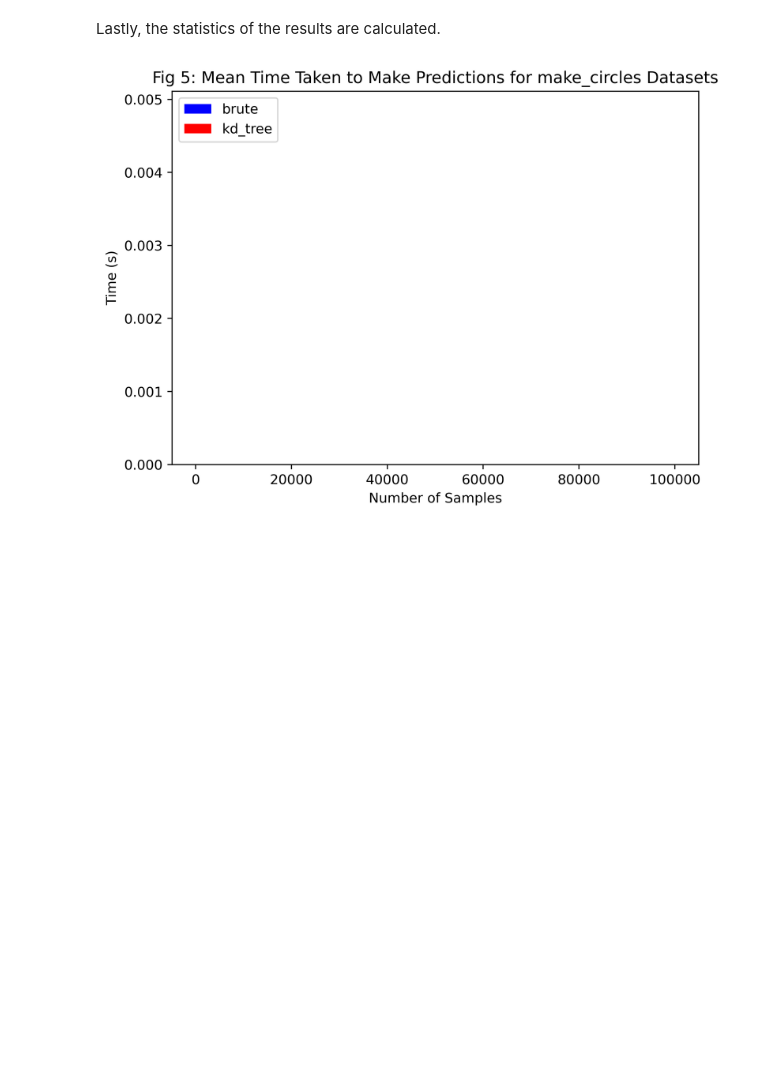
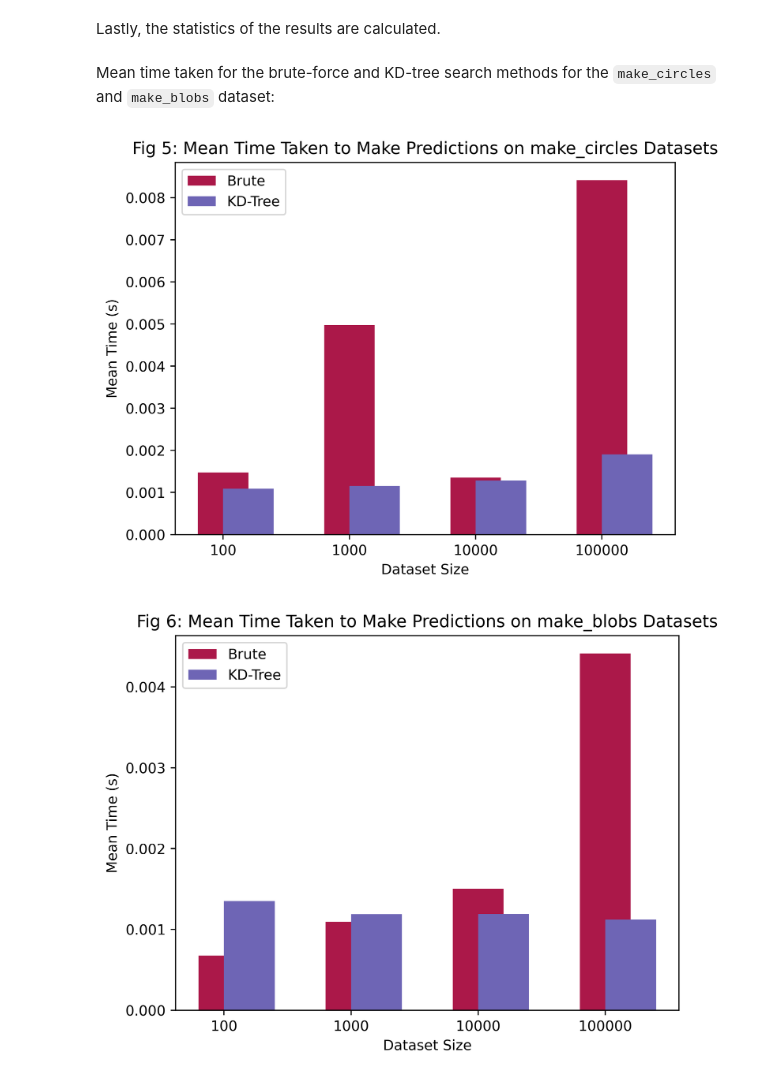
Before and after one commit to lensil/CCE2502, a Jupyter notebook: Assignment I.ipynb, the cells around one changed output. Drawn from its saved outputs; the diff is of its cells as text; code cells hidden in the pictures; blank space fills up the shorter version.

```diff
--- a/Assignment I.ipynb
+++ b/Assignment I.ipynb
@@ -737,37 +737,54 @@ for dataset in datasets_b:
     results_b[dataset] = timed_predictions(datasets_b[dataset]['train'][0], datasets_b[dataset]['train'][1], datasets_b[dataset]['test'][0], datasets_b[dataset]['test'][1])
 # %% [markdown]
 Lastly, the statistics of the results are calculated.
+# %% [markdown]
+Mean time taken for the brute-force and KD-tree search methods for the `make_circles` and `make_blobs` dataset:
 # %%
 # Calculating the mean time
 
 # Creating a dictionary to store the mean times for the make_circles datasets
 mean_times_a = {}
 
 # Calculating the mean time for each algorithm
 for dataset in results_a:
     mean_times_a[dataset] = {
         'brute': np.mean(results_a[dataset]['brute']),
         'kd_tree': np.mean(results_a[dataset]['kd_tree'])
     }
 
 # Creating a dictionary to store the mean times for the make_blobs datasets
 mean_times_b = {}
 
 # Calculating the mean time for each algorithm
 for dataset in results_b:
     mean_times_b[dataset] = {
         'brute': np.mean(results_b[dataset]['brute']),
         'kd_tree': np.mean(results_b[dataset]['kd_tree'])
     }
 
-# Plotting the mean time taken to make predictions for the make_circles datasets
-plt.figure(figsize=(7, 5), dpi=500)
-plt.bar(mean_times_a.keys(), [mean_times_a[dataset]['brute'] for dataset in mean_times_a], color='blue', label='brute')
-plt.bar(mean_times_a.keys(), [mean_times_a[dataset]['kd_tree'] for dataset in mean_times_a], color='red', label='kd_tree')
-plt.title('Fig 5: Mean Time Taken to Make Predictions for make_circles Datasets')
-plt.xlabel('Number of Samples')
-plt.ylabel('Time (s)')
-plt.legend()
+# Plotting the mean times for the make_circles datasets
+fig, ax = plt.subplots(dpi=500)
+ax.bar(range(len(mean_times_a.keys())), [mean_times_a[dataset]['brute'] for dataset in mean_times_a], width=0.4, label='Brute', align='center', color='#ab1849')
+ax.bar(range(len(mean_times_a.keys())), [mean_times_a[dataset]['kd_tree'] for dataset in mean_times_a], width=0.4, label='KD-Tree', align='edge', color='#6e65b5')
+ax.set_xlabel('Dataset Size')
+ax.set_ylabel('Mean Time (s)')
+ax.set_title('Fig 5: Mean Time Taken to Make Predictions on make_circles Datasets')
+ax.set_xticks(range(len(mean_times_a.keys())))
+ax.set_xticklabels(mean_times_a.keys())
+ax.legend()
 plt.show()
+
+# Plotting the mean times for the make_blobs datasets
+fig, ax = plt.subplots(dpi=500)
+ax.bar(range(len(mean_times_b.keys())), [mean_times_b[dataset]['brute'] for dataset in mean_times_b], width=0.4, label='Brute', align='center', color='#ab1849')
+ax.bar(range(len(mean_times_b.keys())), [mean_times_b[dataset]['kd_tree'] for dataset in mean_times_b], width=0.4, label='KD-Tree', align='edge', color='#6e65b5')
+ax.set_xlabel('Dataset Size')
+ax.set_ylabel('Mean Time (s)')
+ax.set_title('Fig 6: Mean Time Taken to Make Predictions on make_blobs Datasets')
+ax.set_xticks(range(len(mean_times_b.keys())))
+ax.set_xticklabels(mean_times_b.keys())
+ax.legend()
+plt.show()
 # %% [output]
-[figure, old version]
+[figure, new version]
+[figure, added]
```
Also changed, not shown: parts of 9 cells of this notebook.
